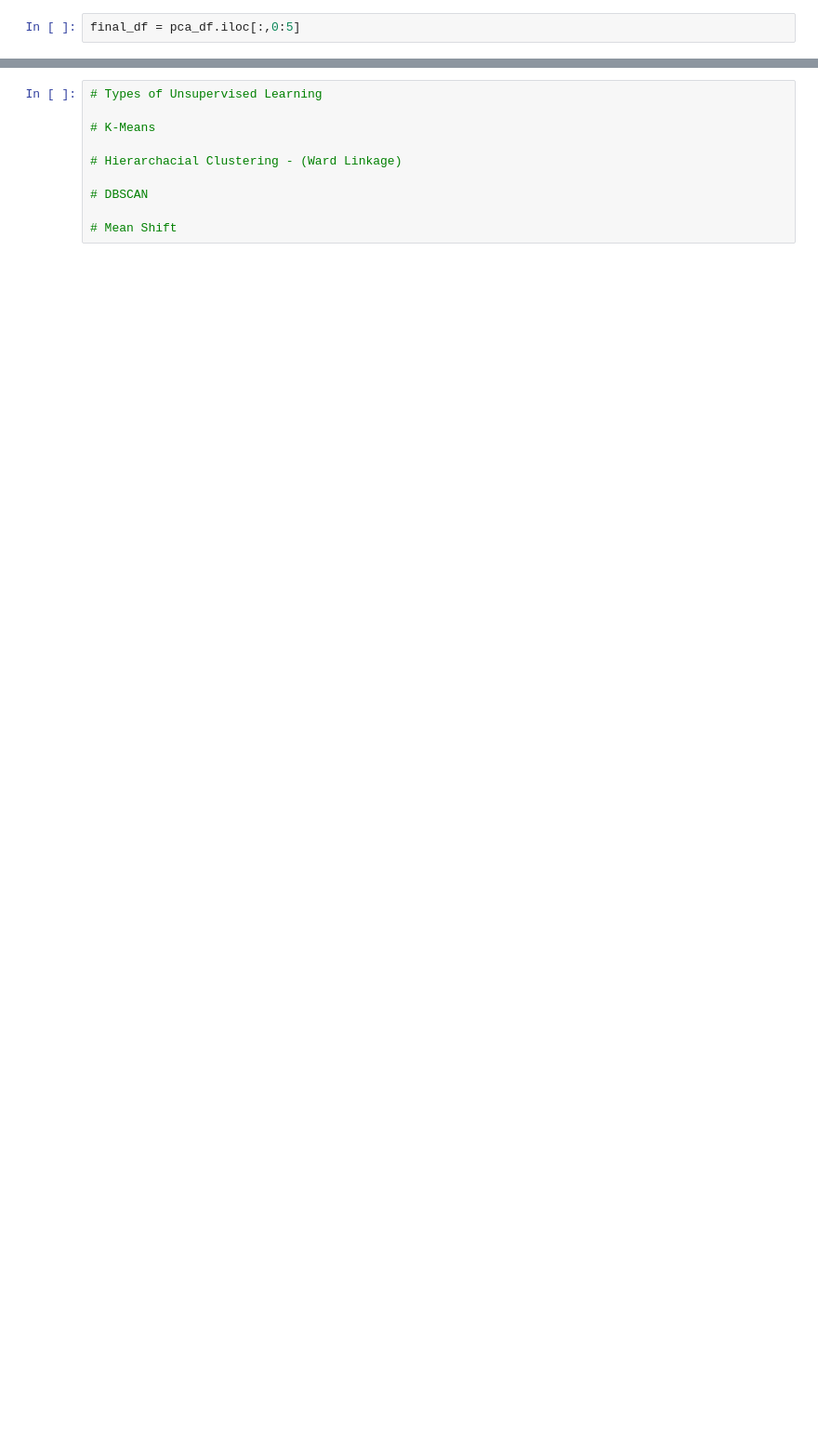
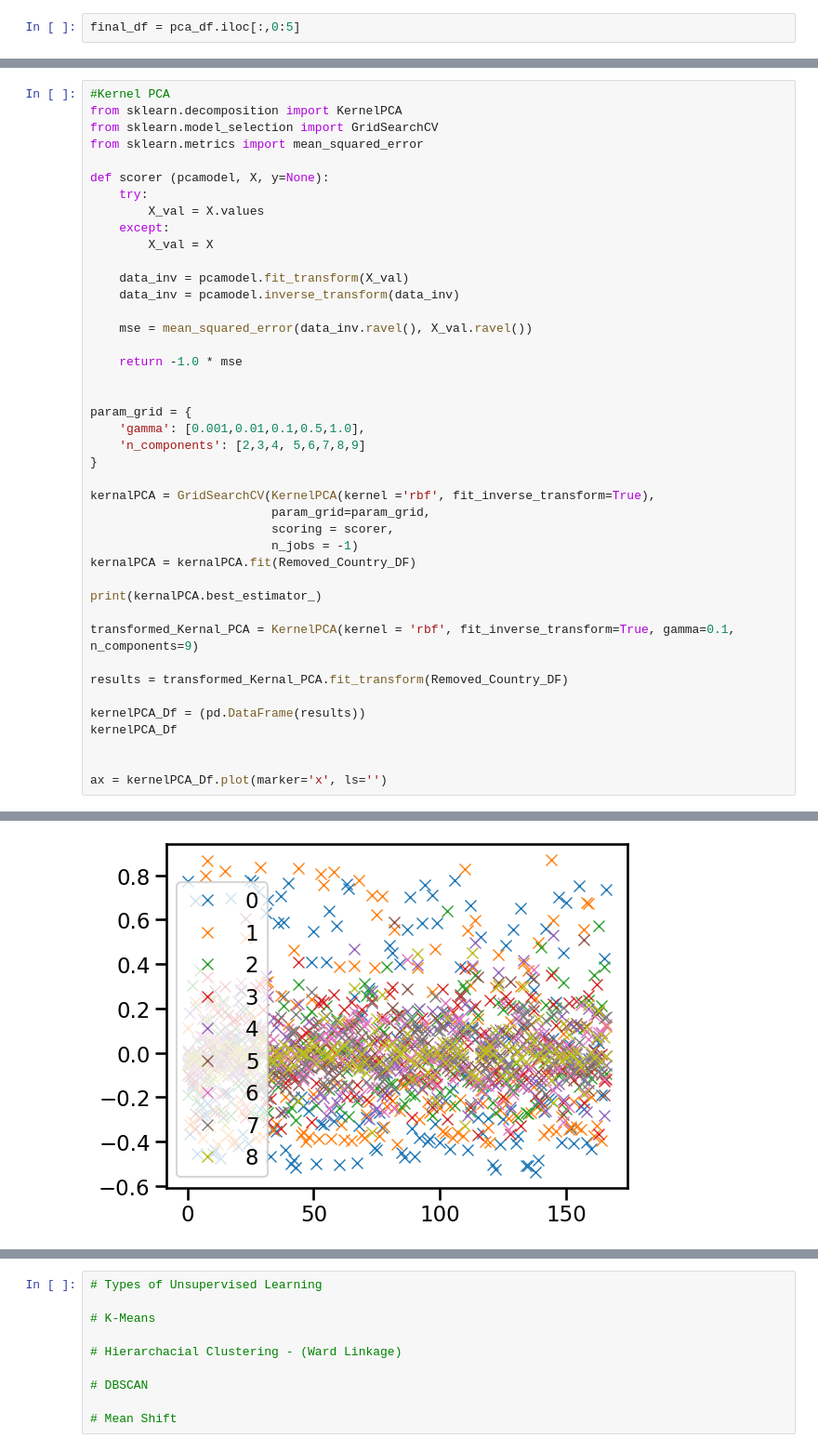
Before and after one commit to scottbamfordJ/Project-To-Do, a Jupyter notebook: Unsupervised Machine Learning County/New_Write_Up.ipynb, the cells around one changed output, grey strips where cells are left out. Shown at 93% size. Saved outputs shown, nothing was run; the diff lists cells and outputs as text; blank space fills up the shorter version.

```diff
--- a/Unsupervised Machine Learning County/New_Write_Up.ipynb
+++ b/Unsupervised Machine Learning County/New_Write_Up.ipynb
@@ -456,0 +477,43 @@ den = hierarchy.dendrogram(Z, orientation='top',
+# %%
+#Kernel PCA
+from sklearn.decomposition import KernelPCA
+from sklearn.model_selection import GridSearchCV
+from sklearn.metrics import mean_squared_error
+
+def scorer (pcamodel, X, y=None):
+    try:
+        X_val = X.values
+    except:
+        X_val = X
+
+    data_inv = pcamodel.fit_transform(X_val)
+    data_inv = pcamodel.inverse_transform(data_inv)
+
+    mse = mean_squared_error(data_inv.ravel(), X_val.ravel())
+
+    return -1.0 * mse
+
+
+param_grid = {
+    'gamma': [0.001,0.01,0.1,0.5,1.0],
+    'n_components': [2,3,4, 5,6,7,8,9]
+}
+
+kernalPCA = GridSearchCV(KernelPCA(kernel ='rbf', fit_inverse_transform=True),
+                         param_grid=param_grid,
+                         scoring = scorer,
+                         n_jobs = -1)
+kernalPCA = kernalPCA.fit(Removed_Country_DF)
+
+print(kernalPCA.best_estimator_)
+
+transformed_Kernal_PCA = KernelPCA(kernel = 'rbf', fit_inverse_transform=True, gamma=0.1, n_components=9)
+
+results = transformed_Kernal_PCA.fit_transform(Removed_Country_DF)
+
+kernelPCA_Df = (pd.DataFrame(results))
+kernelPCA_Df
+
+
+ax = kernelPCA_Df.plot(marker='x', ls='')
+# %% [output]
@@ -456,0 +521 @@ den = hierarchy.dendrogram(Z, orientation='top',
+[figure, added]
```
Also changed, not shown: parts of 32 cells of this notebook, 4 other files.
